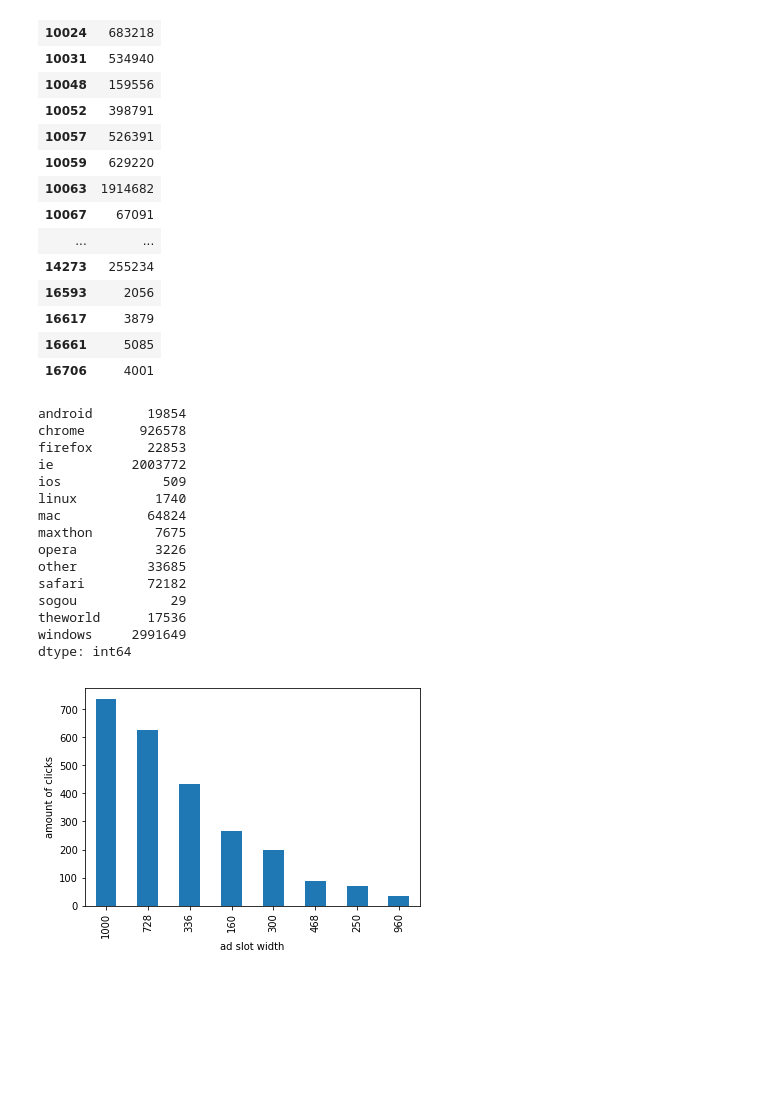
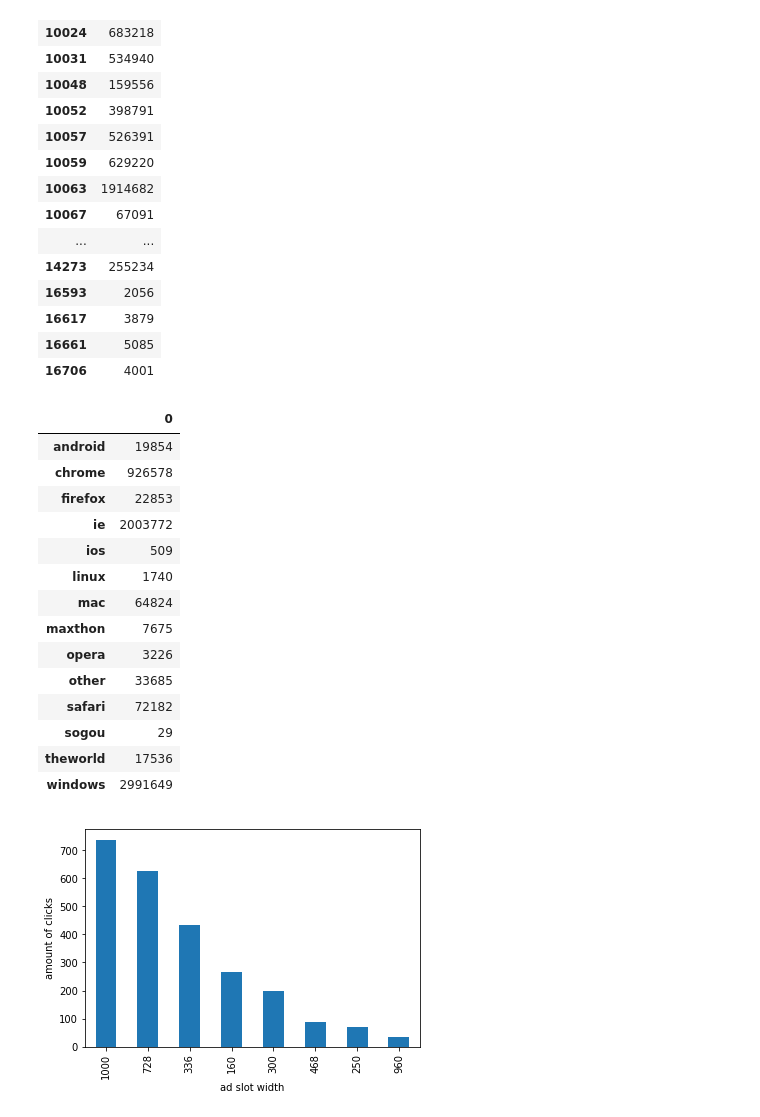
Before and after one commit to aynetdia/Budget_Constrained_Bidding, a Jupyter notebook: Tutorial.ipynb, the cells around one changed output. Drawn from its saved outputs; the diff is of its cells as text; code cells hidden in the pictures; blank space fills up the shorter version.

```diff
--- a/Tutorial.ipynb
+++ b/Tutorial.ipynb
@@ -331,23 +331,23 @@ pd.DataFrame(useragent.sum())
 dum_useragent = split_dummy(df_bid_train["useragent"], '_')
 # %%
 ## plot each level of useragent by browser type and system type
-dum_useragent.sum()
+pd.DataFrame(dum_useragent.sum())
 # %% [output]
-android       19854
-chrome       926578
-firefox       22853
-ie          2003772
-ios             509
-linux          1740
-mac           64824
-maxthon        7675
-opera          3226
-other         33685
-safari        72182
-sogou            29
-theworld      17536
-windows     2991649
-dtype: int64
+|  | 0 |
+| android | 19854 |
+| chrome | 926578 |
+| firefox | 22853 |
+| ie | 2003772 |
+| ios | 509 |
+| linux | 1740 |
+| mac | 64824 |
+| maxthon | 7675 |
+| opera | 3226 |
+| other | 33685 |
+| safari | 72182 |
+| sogou | 29 |
+| theworld | 17536 |
+| windows | 2991649 |
 # %%
 # best performing slotwidth  (based on click == 1 true)
 df_bid_train[df_bid_train['click']==1].slotwidth.value_counts().plot(kind='bar')
```
